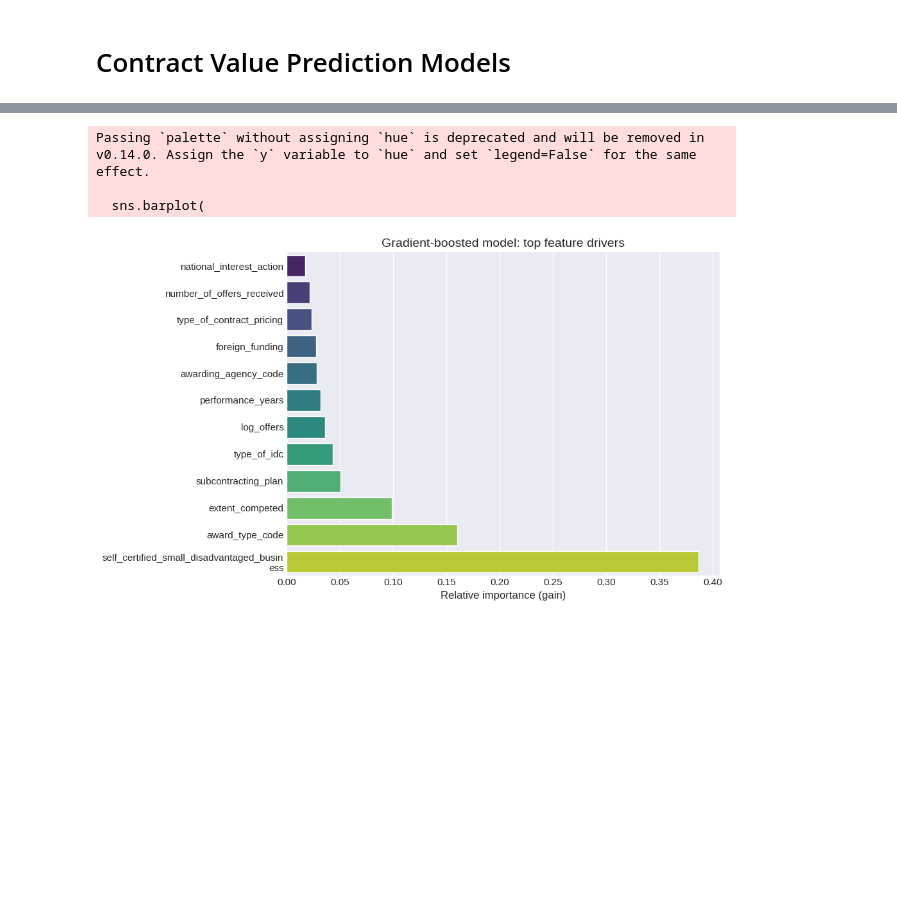
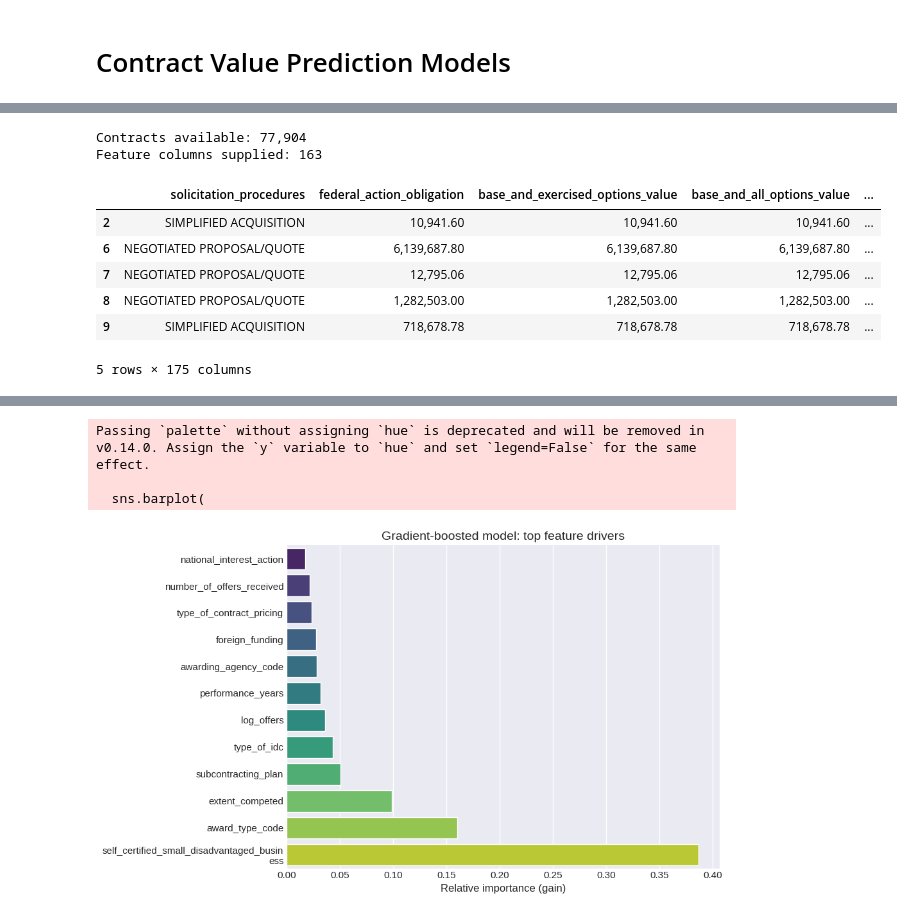
Before and after one commit to edoardoCame/American-analysis, a Jupyter notebook: notebooks/contract_value_pred.ipynb, the cells around one changed output, grey strips where cells are left out. Drawn from its saved outputs; the diff is of its cells as text; code cells hidden in the pictures; blank space fills up the shorter version.

```diff
--- a/notebooks/contract_value_pred.ipynb
+++ b/notebooks/contract_value_pred.ipynb
@@ -304,0 +37,28 @@ Sample columns:
+# %%
+
+price_feature_patterns = ['value', 'obligation', 'outlay', 'amount', 'ceiling', 'dollar', 'price']
+model_feature_columns = candidate_feature_columns()
+model_where_clause = "solicitation_procedures IN ('NEGOTIATED PROPOSAL/QUOTE', 'SIMPLIFIED ACQUISITION')"
+model_cost_df = prepare_cost_dataset(
+    additional_fields=model_feature_columns,
+    additional_where=model_where_clause,
+)
+value_mask = model_cost_df['base_and_all_options_value'].between(1, 1_000_000_000, inclusive='both')
+annual_mask = model_cost_df['annualized_base_all'] > 0
+perf_mask = model_cost_df['performance_years'] > 0
+mode_mask = model_cost_df['solicitation_procedures'].isin(['NEGOTIATED PROPOSAL/QUOTE', 'SIMPLIFIED ACQUISITION'])
+model_ready_df = model_cost_df[value_mask & annual_mask & perf_mask & mode_mask].copy()
+model_ready_df['log_annualized'] = np.log10(model_ready_df['annualized_base_all'])
+print(f"Contracts available: {len(model_ready_df):,}")
+print(f"Feature columns supplied: {len(model_feature_columns):,}")
+model_ready_df.head()
+# %% [output]
+Contracts available: 77,904
+Feature columns supplied: 163
+|  | solicitation_procedures | federal_action_obligation | base_and_exercised_options_value | base_and_all_options_value | ... |
+| 2 | SIMPLIFIED ACQUISITION | 10,941.60 | 10,941.60 | 10,941.60 | ... |
+| 6 | NEGOTIATED PROPOSAL/QUOTE | 6,139,687.80 | 6,139,687.80 | 6,139,687.80 | ... |
+| 7 | NEGOTIATED PROPOSAL/QUOTE | 12,795.06 | 12,795.06 | 12,795.06 | ... |
+| 8 | NEGOTIATED PROPOSAL/QUOTE | 1,282,503.00 | 1,282,503.00 | 1,282,503.00 | ... |
+| 9 | SIMPLIFIED ACQUISITION | 718,678.78 | 718,678.78 | 718,678.78 | ... |
+5 rows × 175 columns
```
Also changed, not shown: parts of 13 cells of this notebook, 3 other files.
